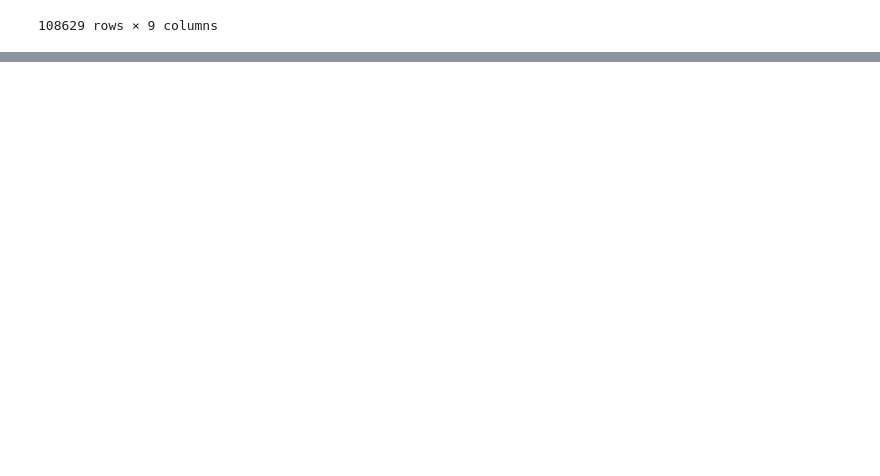
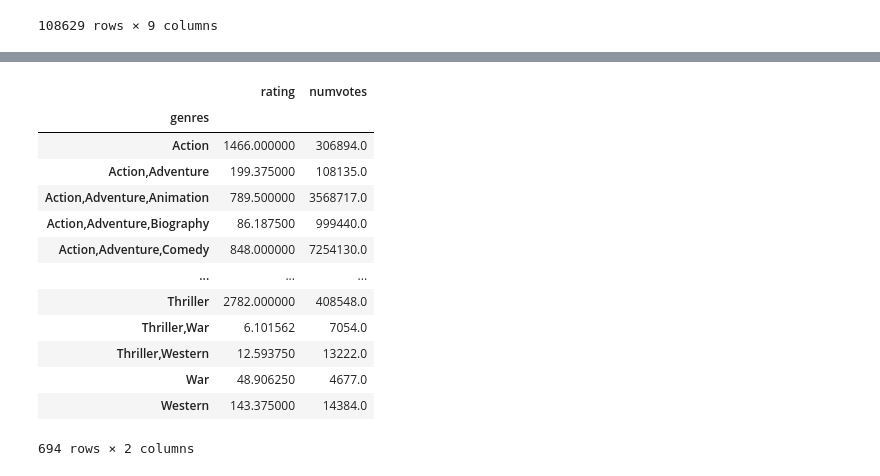
Before and after one commit to ds2012-flatiron/dsc-phase-1-project, a Jupyter notebook: eda_notebook.ipynb, the cells around one changed output, grey strips where cells are left out. Drawn from its saved outputs; the diff is of its cells as text; code cells hidden in the pictures; blank space fills up the shorter version.

```diff
--- a/eda_notebook.ipynb
+++ b/eda_notebook.ipynb
@@ -212,0 +223,18 @@ dfMerge
+# %%
+msk = (dfMerge['rating'].apply(lambda d: not np.isnan(d)))
+dfMerge.loc[msk].groupby('genres')[['rating','numvotes']].agg('sum','sum')
+# %% [output]
+|  | rating | numvotes |
+| genres |  |  |
+| Action | 1466.000000 | 306894.0 |
+| Action,Adventure | 199.375000 | 108135.0 |
+| Action,Adventure,Animation | 789.500000 | 3568717.0 |
+| Action,Adventure,Biography | 86.187500 | 999440.0 |
+| Action,Adventure,Comedy | 848.000000 | 7254130.0 |
+| ... | ... | ... |
+| Thriller | 2782.000000 | 408548.0 |
+| Thriller,War | 6.101562 | 7054.0 |
+| Thriller,Western | 12.593750 | 13222.0 |
+| War | 48.906250 | 4677.0 |
+| Western | 143.375000 | 14384.0 |
+694 rows × 2 columns
```
Also changed, not shown: parts of 12 cells of this notebook, 4 other files.
